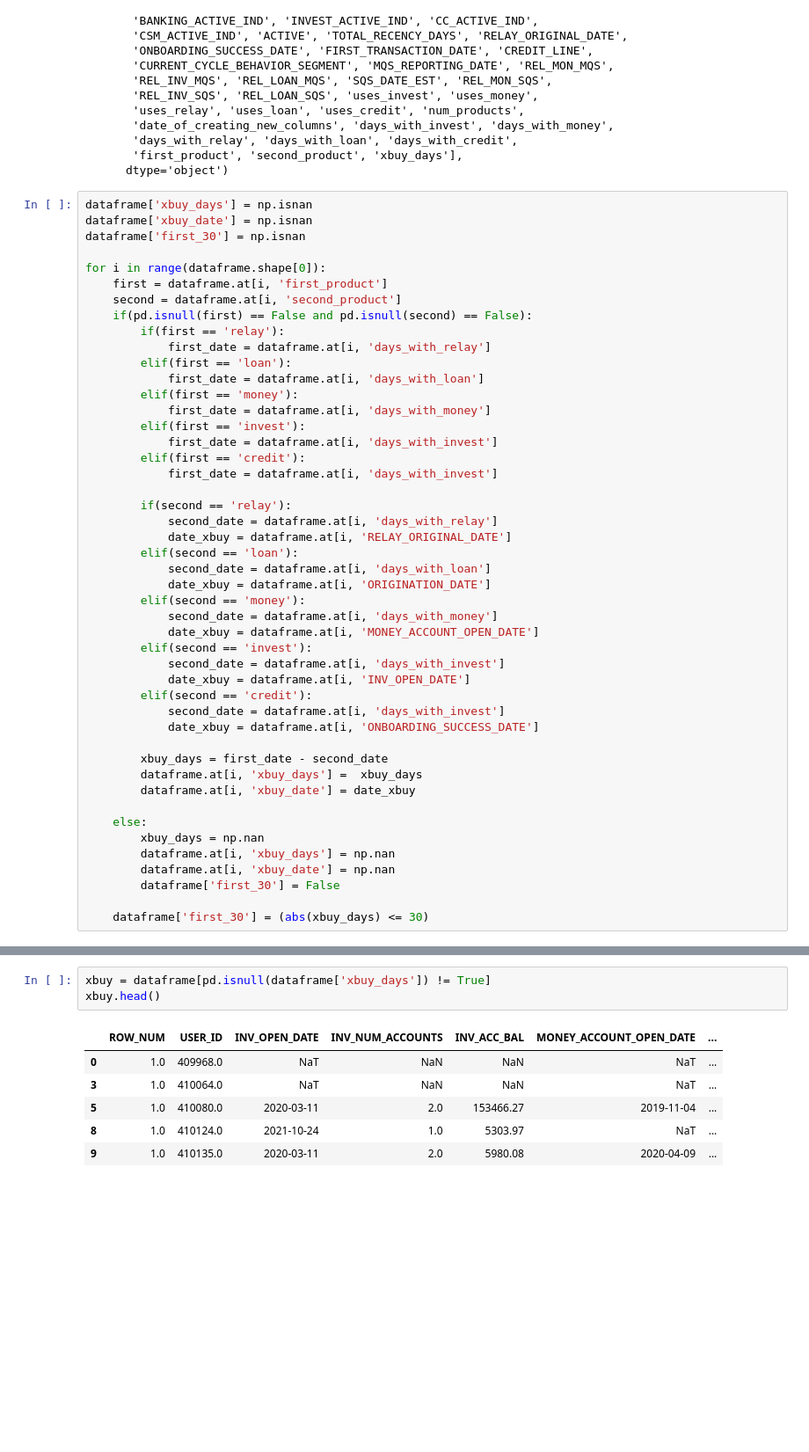
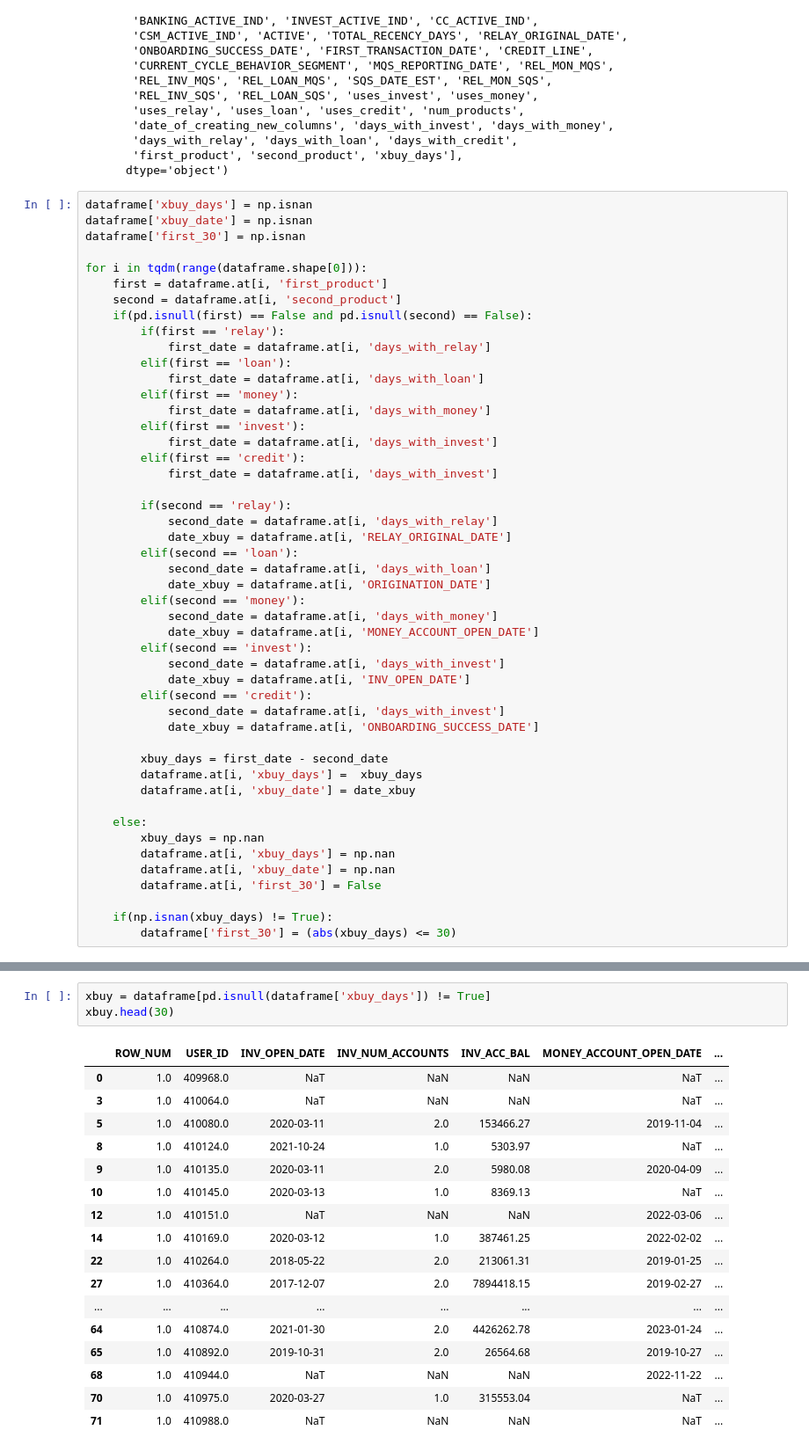
Before and after one commit to chasewes/DataSlayers, a Jupyter notebook: cant_code/individual_models.ipynb, the cells around one changed output, grey strips where cells are left out. Shown at 88% size. Drawn from its saved outputs; the diff is of its cells as text; blank space fills up the shorter version.

```diff
--- a/cant_code/individual_models.ipynb
+++ b/cant_code/individual_models.ipynb
@@ -260,7 +260,7 @@ dataframe['xbuy_days'] = np.isnan
 dataframe['xbuy_date'] = np.isnan
 dataframe['first_30'] = np.isnan
 
-for i in range(dataframe.shape[0]):
+for i in tqdm(range(dataframe.shape[0])):
     first = dataframe.at[i, 'first_product']
     second = dataframe.at[i, 'second_product']
     if(pd.isnull(first) == False and pd.isnull(second) == False):
@@ -299,9 +299,10 @@ for i in range(dataframe.shape[0]):
         xbuy_days = np.nan
         dataframe.at[i, 'xbuy_days'] = np.nan
         dataframe.at[i, 'xbuy_date'] = np.nan
-        dataframe['first_30'] = False
+        dataframe.at[i, 'first_30'] = False
 
-    dataframe['first_30'] = (abs(xbuy_days) <= 30)
+    if(np.isnan(xbuy_days) != True):
+        dataframe['first_30'] = (abs(xbuy_days) <= 30)
 # %%
 dataframe.head(50)
 # %% [output]
@@ -326,10 +310,21 @@ dataframe.head(50)
 # %%
 xbuy = dataframe[pd.isnull(dataframe['xbuy_days']) != True]
-xbuy.head()
+xbuy.head(30)
 # %% [output]
 |  | ROW_NUM | USER_ID | INV_OPEN_DATE | INV_NUM_ACCOUNTS | INV_ACC_BAL | MONEY_ACCOUNT_OPEN_DATE | ... |
 | 0 | 1.0 | 409968.0 | NaT | NaN | NaN | NaT | ... |
 | 3 | 1.0 | 410064.0 | NaT | NaN | NaN | NaT | ... |
 | 5 | 1.0 | 410080.0 | 2020-03-11 | 2.0 | 153466.27 | 2019-11-04 | ... |
 | 8 | 1.0 | 410124.0 | 2021-10-24 | 1.0 | 5303.97 | NaT | ... |
 | 9 | 1.0 | 410135.0 | 2020-03-11 | 2.0 | 5980.08 | 2020-04-09 | ... |
+| 10 | 1.0 | 410145.0 | 2020-03-13 | 1.0 | 8369.13 | NaT | ... |
+| 12 | 1.0 | 410151.0 | NaT | NaN | NaN | 2022-03-06 | ... |
+| 14 | 1.0 | 410169.0 | 2020-03-12 | 1.0 | 387461.25 | 2022-02-02 | ... |
+| 22 | 1.0 | 410264.0 | 2018-05-22 | 2.0 | 213061.31 | 2019-01-25 | ... |
+| 27 | 1.0 | 410364.0 | 2017-12-07 | 2.0 | 7894418.15 | 2019-02-27 | ... |
+| ... | ... | ... | ... | ... | ... | ... | ... |
+| 64 | 1.0 | 410874.0 | 2021-01-30 | 2.0 | 4426262.78 | 2023-01-24 | ... |
+| 65 | 1.0 | 410892.0 | 2019-10-31 | 2.0 | 26564.68 | 2019-10-27 | ... |
+| 68 | 1.0 | 410944.0 | NaT | NaN | NaN | 2022-11-22 | ... |
+| 70 | 1.0 | 410975.0 | 2020-03-27 | 1.0 | 315553.04 | NaT | ... |
+| 71 | 1.0 | 410988.0 | NaT | NaN | NaN | NaT | ... |
```
Also changed, not shown: parts of 12 cells of this notebook.
